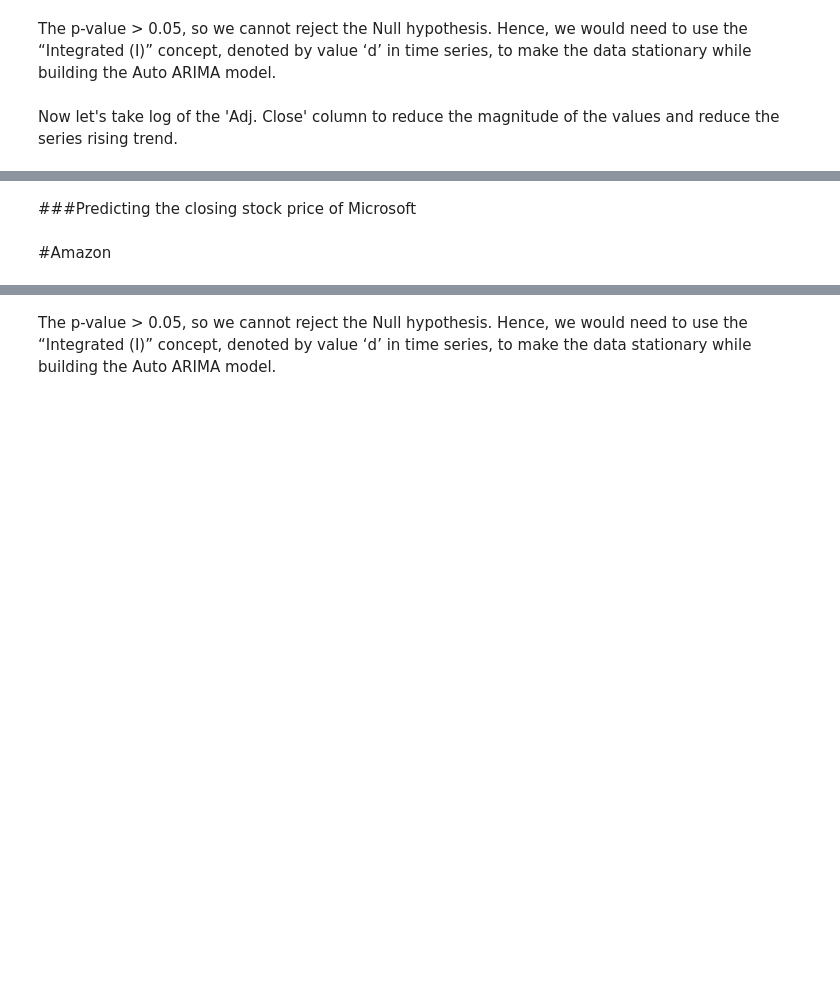
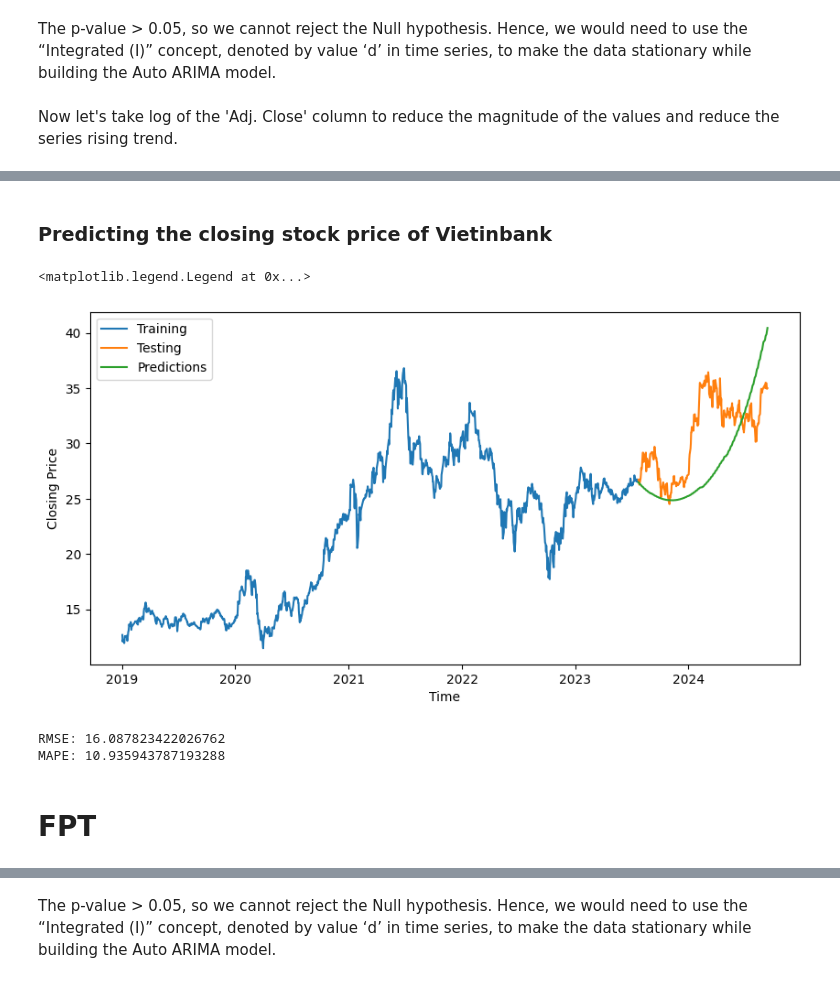
Before and after one commit to abuhmhai/Stock-Price-Prediction-X, a Jupyter notebook: ARIMA_Model.ipynb, the cells around one changed output, grey strips where cells are left out. Saved outputs shown, nothing was run; the diff lists cells and outputs as text; code cells hidden in the pictures; blank space fills up the shorter version.

Commit message:
done Vietinbank

```diff
--- a/ARIMA_Model.ipynb
+++ b/ARIMA_Model.ipynb
@@ -626,4 +695,5 @@ print(CTG_Auto_ARIMA_Model.summary())
 # %%
-CTG_ARIMA_Model = ARIMA(CTG_Train_Data['log Adj. Close'], order = (1, 1, 0))
+from statsmodels.tsa.arima.model import ARIMA
+CTG_ARIMA_Model = ARIMA(CTG_Train_Data['log Adj. Close'], order=(1, 3, 1))
 CTG_ARIMA_Model_Fit = CTG_ARIMA_Model.fit()
 print(CTG_ARIMA_Model_Fit.summary())
@@ -630,22 +718,37 @@ print(CTG_ARIMA_Model_Fit.summary())
 # %% [markdown]
-###Predicting the closing stock price of Microsoft
+### Predicting the closing stock price of Vietinbank
 # %%
-CTG_output = CTG_ARIMA_Model_Fit.forecast(102, alpha=0.05)
+CTG_output = CTG_ARIMA_Model_Fit.forecast(285, alpha=0.05)
 CTG_predictions = np.exp(CTG_output)
 plt.figure(figsize=(10, 5))
 plt.plot(CTG_Train_Data['Date'], CTG_Train_Data['Adj. Close'], label = 'Training')
 plt.plot(CTG_Test_Data['Date'], CTG_Test_Data['Adj. Close'], label = 'Testing')
 plt.plot(CTG_Test_Data['Date'], CTG_predictions, label = 'Predictions')
 plt.xlabel('Time')
 plt.ylabel('Closing Price')
 plt.legend()
+# %% [output]
+<matplotlib.legend.Legend at 0x...>
+[figure, added]
 # %%
-rmse = math.sqrt(mean_squared_error(CTG_Test_Data['Adj. Close'], CTG_predictions))
-mape = np.mean(np.abs(CTG_predictions - CTG_Test_Data['Adj. Close'])/np.abs(CTG_Test_Data['Adj. Close']))
+
+# Calculate RMSE
+rmse = math.sqrt(mean_squared_error(CTG_Test_Data['Adj. Close'], BVH_predictions))
+
+# Calculate MAPE (Mean Absolute Percentage Error)
+non_zero_mask = CTG_Test_Data['Adj. Close'] != 0
+CTG_Test_Non_Zero = CTG_Test_Data.loc[non_zero_mask]
+CTG_Predictions_Non_Zero = CTG_predictions.values[non_zero_mask]  # Use .values to directly access values
+
+# Recalculate MAPE
+mape = np.mean(np.abs(CTG_Predictions_Non_Zero - CTG_Test_Non_Zero['Adj. Close'].values) / np.abs(CTG_Test_Non_Zero['Adj. Close'].values)*100)
 
 print(f'RMSE: {rmse}')
 print(f'MAPE: {mape}')
+# %% [output]
+RMSE: 16.087823422026762
+MAPE: 10.935943787193288
 # %% [markdown]
-#Amazon
+# FPT
 # %%
 FPT.head()
```
Also changed, not shown: parts of 26 cells of this notebook.
